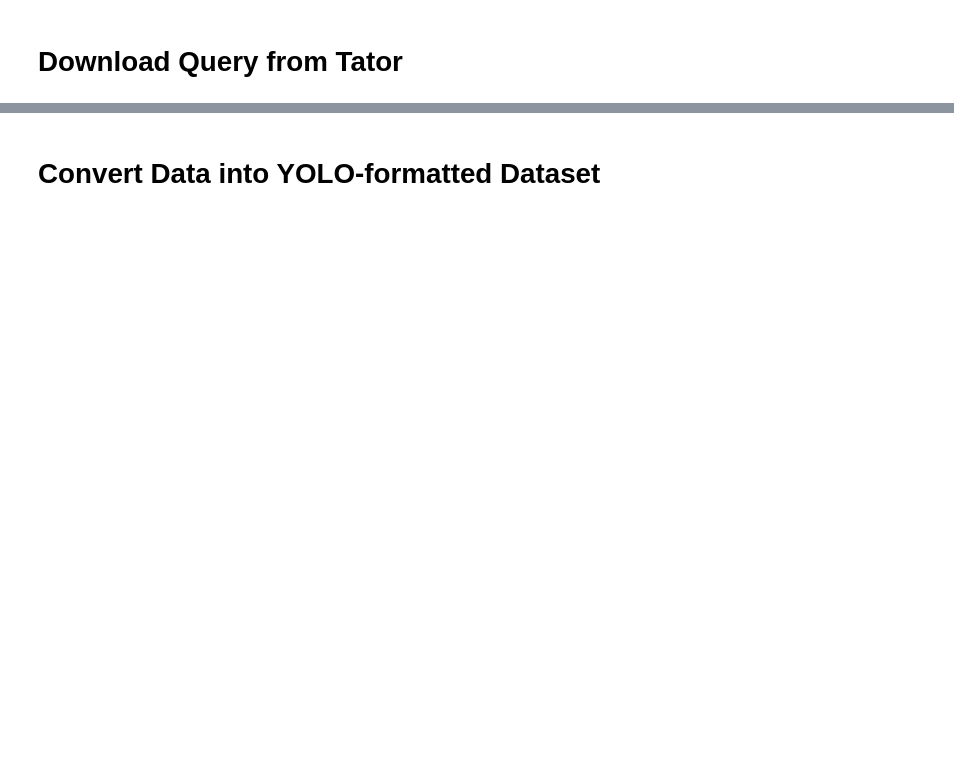
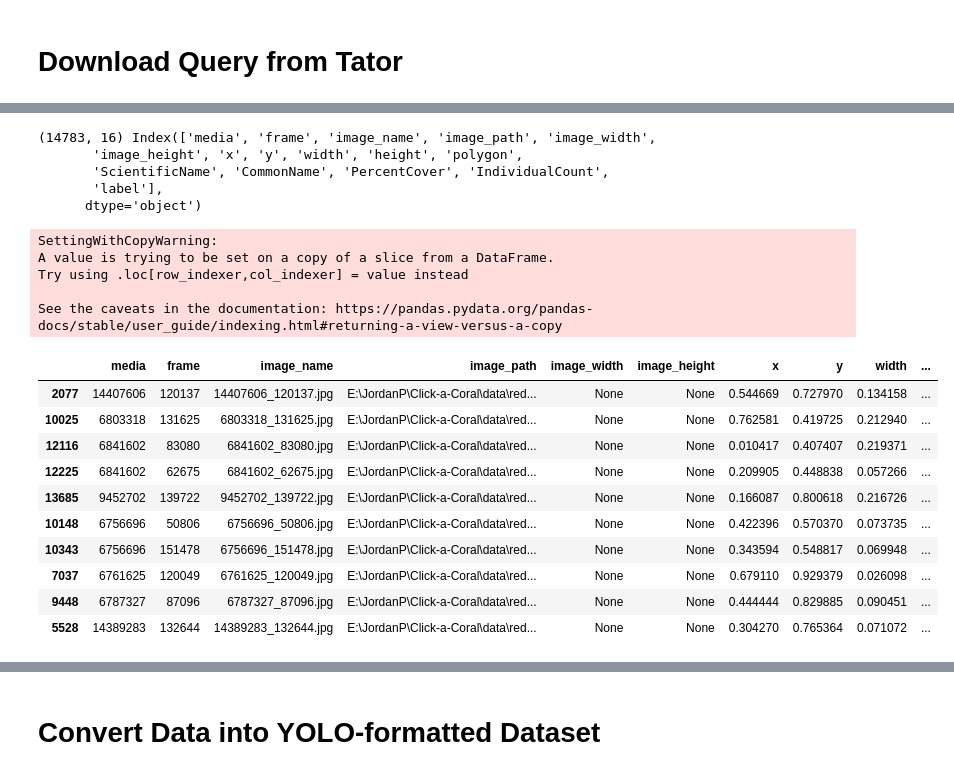
Before and after one commit to Jordan-Pierce/tator-tools, a Jupyter notebook: notebooks/mdbc_images.ipynb, the cells around one changed output, grey strips where cells are left out. Cells and saved outputs as stored; diff of their text form; code cells hidden in the pictures; blank space fills up the shorter version.

```diff
--- a/notebooks/mdbc_images.ipynb
+++ b/notebooks/mdbc_images.ipynb
@@ -53,28 +69,53 @@ downloader.display_sample(label_column="ScientificName")
 # %%
 df = downloader.as_dataframe()  # .as_dict()
 
 # Drop any rows without bounding boxes
 df = df.dropna(subset=["x", "y", "width", "height"])
 
 # Convert the ScientificNames
 df.loc[df['ScientificName'].str.contains("atlantica", case=False, na=False), 'ScientificName'] = "ANTIPATHES_ATLANTICA"
 df.loc[df['ScientificName'].str.contains("furcata", case=False, na=False), 'ScientificName'] = "ANTIPATHES_FURCATA"
 df.loc[df['ScientificName'].str.contains("bebryce", case=False, na=False), 'ScientificName'] = "BEBRYCE"
-df.loc[df['ScientificName'].str.contains("ellisellid", case=False, na=False), 'ScientificName'] = "ELLISELLIDAE"
+df.loc[df['ScientificName'].str.contains("elli", case=False, na=False), 'ScientificName'] = "WHIP"
 df.loc[df['ScientificName'].str.contains("madracis", case=False, na=False), 'ScientificName'] = "MADRACIS"
 df.loc[df['ScientificName'].str.contains("madrepora", case=False, na=False), 'ScientificName'] = "MADREPORA"
 df.loc[df['ScientificName'].str.contains("muricea", case=False, na=False), 'ScientificName'] = "MURICEA_PENDULA"
 df.loc[df['ScientificName'].str.contains("paramuri", case=False, na=False), 'ScientificName'] = "PARAMURICEA"
-df.loc[df['ScientificName'].str.contains("stichopathes", case=False, na=False), 'ScientificName'] = "STICHOPATHES"
+df.loc[df['ScientificName'].str.contains("stichopathes", case=False, na=False), 'ScientificName'] = "WHIP"
 df.loc[df['ScientificName'].str.contains("swiftia", case=False, na=False), 'ScientificName'] = "SWIFTIA_EXERTA"
 df.loc[df['ScientificName'].str.contains("thesea", case=False, na=False), 'ScientificName'] = "THESEA_NIVEA"
+df.loc[df['CommonName'].str.contains("star", case=False, na=False), 'ScientificName'] = "CRINOID_STAR"
+df.loc[df['CommonName'].str.contains("pong", case=False, na=False), 'ScientificName'] = "SPONGE"
+df.loc[df['ScientificName'].str.contains("pong", case=False, na=False), 'ScientificName'] = "SPONGE"
 
 
 # Update the label field to be the ScientificName
 df['label'] = df['ScientificName']
 
 print(df.shape, df.columns)
 
 df.sample(10)
+# %% [output]
+(14783, 16) Index(['media', 'frame', 'image_name', 'image_path', 'image_width',
+       'image_height', 'x', 'y', 'width', 'height', 'polygon',
+       'ScientificName', 'CommonName', 'PercentCover', 'IndividualCount',
+       'label'],
+      dtype='object')
+SettingWithCopyWarning:
+A value is trying to be set on a copy of a slice from a DataFrame.
+Try using .loc[row_indexer,col_indexer] = value instead
+
+See the caveats in the documentation: https://pandas.pydata.org/pandas-docs/stable/user_guide/indexing.html#returning-a-view-versus-a-copy
+|  | media | frame | image_name | image_path | image_width | image_height | x | y | width | ... |
+| 2077 | 14407606 | 120137 | 14407606_120137.jpg | E:\JordanP\Click-a-Coral\data\red... | None | None | 0.544669 | 0.727970 | 0.134158 | ... |
+| 10025 | 6803318 | 131625 | 6803318_131625.jpg | E:\JordanP\Click-a-Coral\data\red... | None | None | 0.762581 | 0.419725 | 0.212940 | ... |
+| 12116 | 6841602 | 83080 | 6841602_83080.jpg | E:\JordanP\Click-a-Coral\data\red... | None | None | 0.010417 | 0.407407 | 0.219371 | ... |
+| 12225 | 6841602 | 62675 | 6841602_62675.jpg | E:\JordanP\Click-a-Coral\data\red... | None | None | 0.209905 | 0.448838 | 0.057266 | ... |
+| 13685 | 9452702 | 139722 | 9452702_139722.jpg | E:\JordanP\Click-a-Coral\data\red... | None | None | 0.166087 | 0.800618 | 0.216726 | ... |
+| 10148 | 6756696 | 50806 | 6756696_50806.jpg | E:\JordanP\Click-a-Coral\data\red... | None | None | 0.422396 | 0.570370 | 0.073735 | ... |
+| 10343 | 6756696 | 151478 | 6756696_151478.jpg | E:\JordanP\Click-a-Coral\data\red... | None | None | 0.343594 | 0.548817 | 0.069948 | ... |
+| 7037 | 6761625 | 120049 | 6761625_120049.jpg | E:\JordanP\Click-a-Coral\data\red... | None | None | 0.679110 | 0.929379 | 0.026098 | ... |
+| 9448 | 6787327 | 87096 | 6787327_87096.jpg | E:\JordanP\Click-a-Coral\data\red... | None | None | 0.444444 | 0.829885 | 0.090451 | ... |
+| 5528 | 14389283 | 132644 | 14389283_132644.jpg | E:\JordanP\Click-a-Coral\data\red... | None | None | 0.304270 | 0.765364 | 0.071072 | ... |
 # %%
 df['label'].value_counts().plot(kind='bar', figsize=(10, 5))
```
Also changed, not shown: parts of 15 cells of this notebook, 2 other files.
